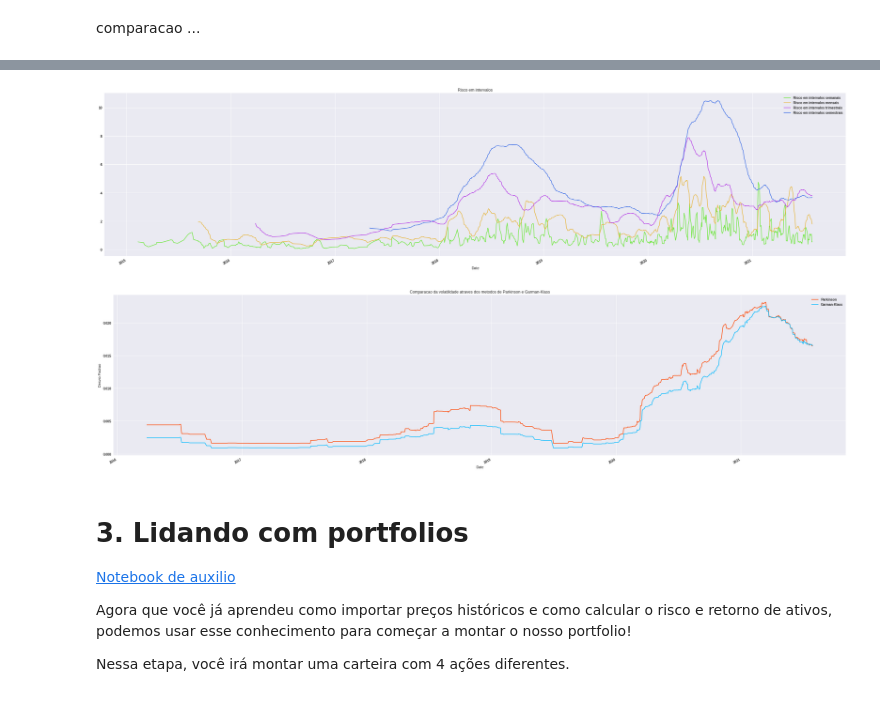
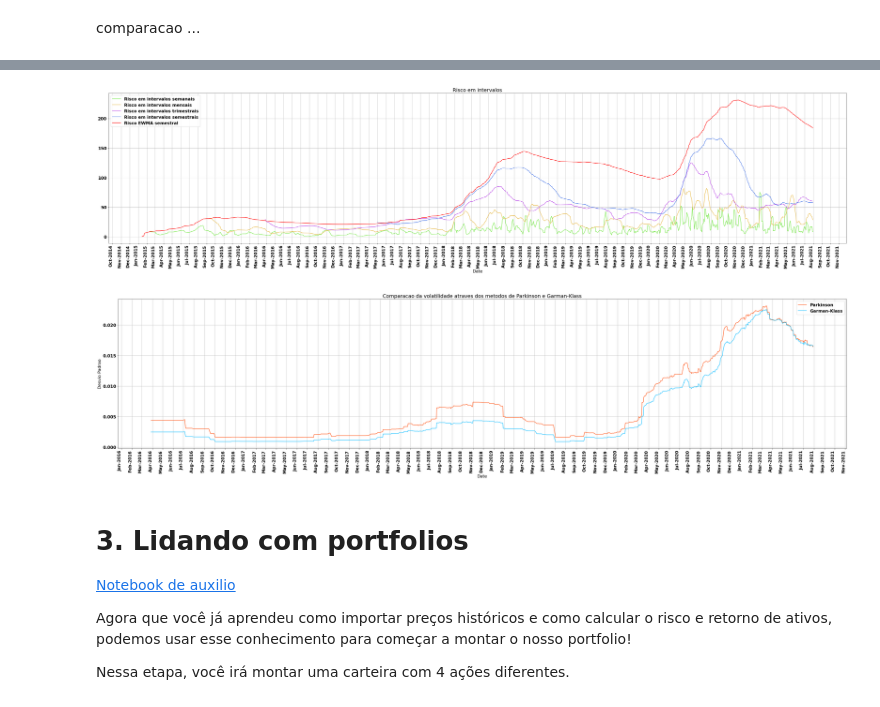
Before and after one commit to lhndsp/Quant-basics, a Jupyter notebook: quant-basics.ipynb, the cells around one changed output, grey strips where cells are left out. Saved outputs shown, nothing was run; the diff lists cells and outputs as text; code cells hidden in the pictures.

```diff
--- a/quant-basics.ipynb
+++ b/quant-basics.ipynb
@@ -23,7 +23,7 @@ from matplotlib import pyplot as plt
 import matplotlib as mpl
 from matplotlib.gridspec import GridSpec
 # %%
-plt.style.use('seaborn')
+#plt.style.use('seaborn')
 
 mpl.rcParams['figure.figsize'] = (40,10)
 
@@ -266,13 +295,21 @@ df_stock.ewm(180)['Close'].std().plot()
 # %%
-g = df_stock.rolling(7)['Close'].std().plot(label='Risco em intervalos semanais', color='#73e744')
-p = df_stock.rolling(30)['Close'].std().plot(ax=g, label='Risco em intervalos mensais', color='#e7b844')
-p = df_stock.rolling(90)['Close'].std().plot(ax=g, label='Risco em intervalos trimestrais', color='#b844e7')
-p = df_stock.rolling(180)['Close'].std().plot(ax=g, label='Risco em intervalos semestrais', color='#4473e7')
+g = (df_stock.rolling(7)['Close'].std()*np.sqrt(252)).plot(label='Risco em intervalos semanais', color='#73e744')
+p = (df_stock.rolling(30)['Close'].std()*np.sqrt(252)).plot(ax=g, label='Risco em intervalos mensais', color='#e7b844')
+p = (df_stock.rolling(90)['Close'].std()*np.sqrt(252)).plot(ax=g, label='Risco em intervalos trimestrais', color='#b844e7')
+p = (df_stock.rolling(180)['Close'].std()*np.sqrt(252)).plot(ax=g, label='Risco em intervalos semestrais', color='#4473e7')
+
+p = (df_stock.ewm(180)['Close'].std()*np.sqrt(252)).plot(ax=g, label='Risco EWMA semestral', color='r')
+
+p = g.xaxis.set_major_locator(mpl.dates.MonthLocator())
+p = g.xaxis.set_major_formatter(mpl.dates.DateFormatter('\n%b-%Y'))
+p = plt.xticks(rotation=90)
+p = plt.tight_layout()
 
 p = g.set_title('Risco em intervalos')
 p = g.legend()
+p = g.grid()
 # %% [output]
-[figure, old version]
+[figure, new version]
 # %%
 def calc_parkinson_num(precos:pd.DataFrame, N:int=1, n:int=1):
     """
@@ -303,11 +340,17 @@ g_klass = calc_gk_num(df_stock[['High', 'Low', 'Open', 'Close']], N=1, n=90)
 g = parkinson.plot(color='#ff4500', label='Parkinson')
 p = g_klass.plot(ax=g, color='#00baff', label='Garman-Klass')
 
+g.xaxis.set_major_locator(mpl.dates.MonthLocator())
+g.xaxis.set_major_formatter(mpl.dates.DateFormatter('\n%b-%Y'))
+plt.xticks(rotation=90)
+plt.tight_layout()
+
 p = g.legend()
 p = g.set_ylabel('Desvio Padrao')
 P = g.set_title('Comparacao da volatilidade atraves dos metodos de Parkinson e Garman-Klass')
+p = g.grid()
 # %% [output]
-[figure, old version]
+[figure, new version]
 # %% [markdown]
 # 3. Lidando com portfolios
 
```
Also changed, not shown: parts of 14 cells of this notebook.
